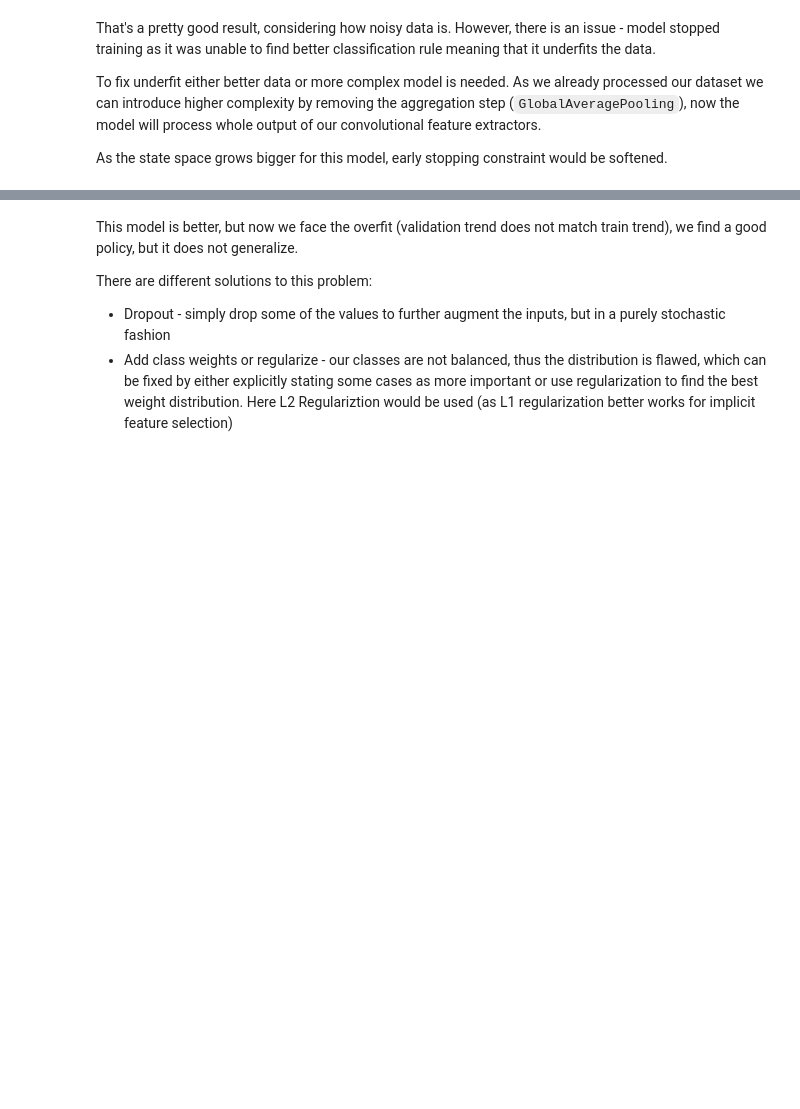
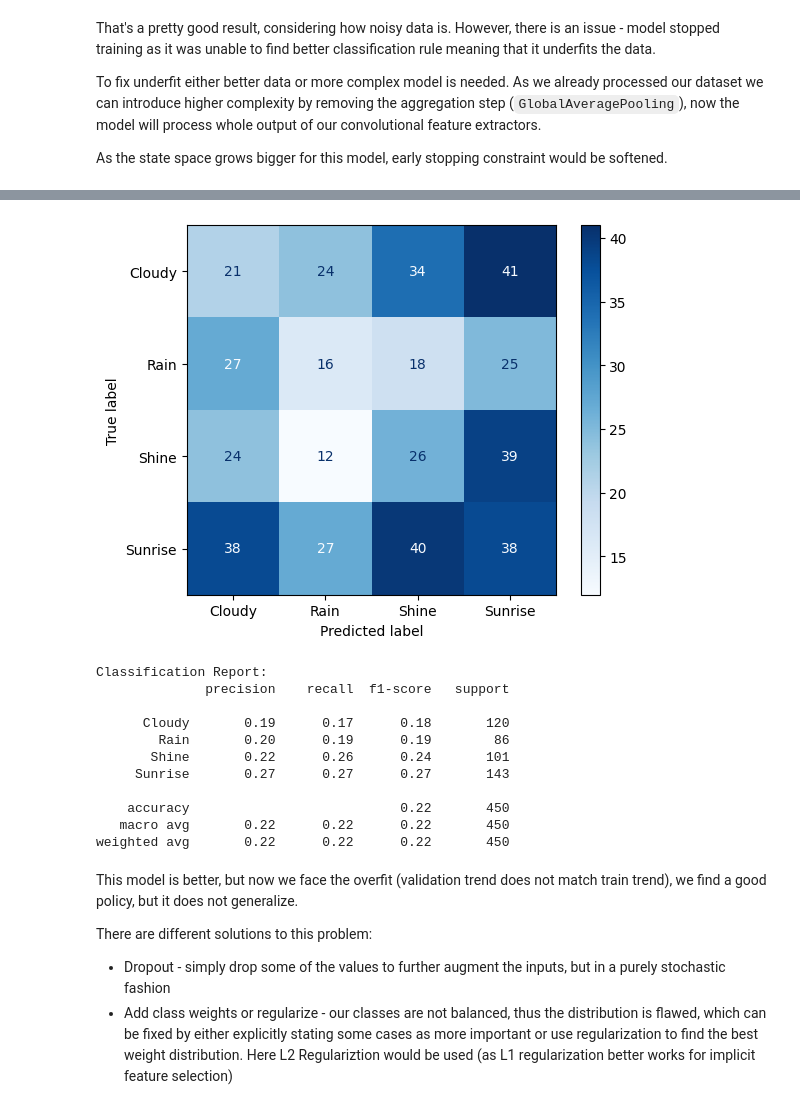
Before and after one commit to volodymyrkir/computational_intelligence, a Jupyter notebook: lab1/lab1.ipynb, the cells around one changed output, grey strips where cells are left out. Saved outputs shown, nothing was run; the diff lists cells and outputs as text; code cells hidden in the pictures; blank space fills up the shorter version.

```diff
--- a/lab1/lab1.ipynb
+++ b/lab1/lab1.ipynb
@@ -438,0 +520,3 @@ Test set results: [0.28391239047050476, 0.902222216129303, 0.9115646481513977, 0
+# %%
+model_stats(better_cnn, test_batches)
+# %% [output]
@@ -439,3 +524,15 @@ Test set results: [0.28391239047050476, 0.902222216129303, 0.9115646481513977, 0
+[figure, added]
+Classification Report:
+              precision    recall  f1-score   support
+
+      Cloudy       0.19      0.17      0.18       120
+        Rain       0.20      0.19      0.19        86
+       Shine       0.22      0.26      0.24       101
+     Sunrise       0.27      0.27      0.27       143
+
+    accuracy                           0.22       450
+   macro avg       0.22      0.22      0.22       450
+weighted avg       0.22      0.22      0.22       450
 # %% [markdown]
 This model is better, but now we face the overfit (validation trend does not match train trend), we find a good policy, but it does not generalize.
 
```
Also changed, not shown: parts of 12 cells of this notebook, 2 other files.
